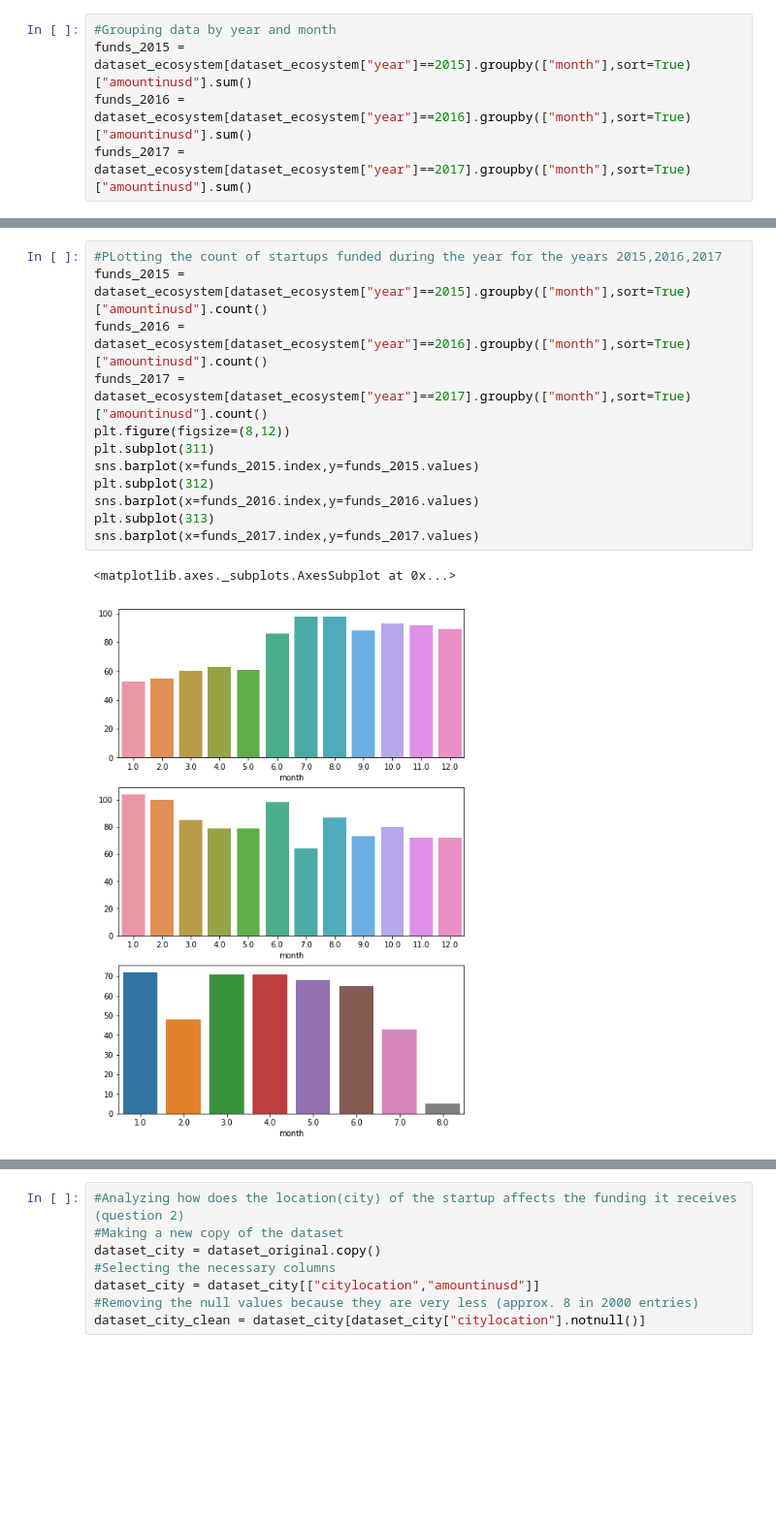
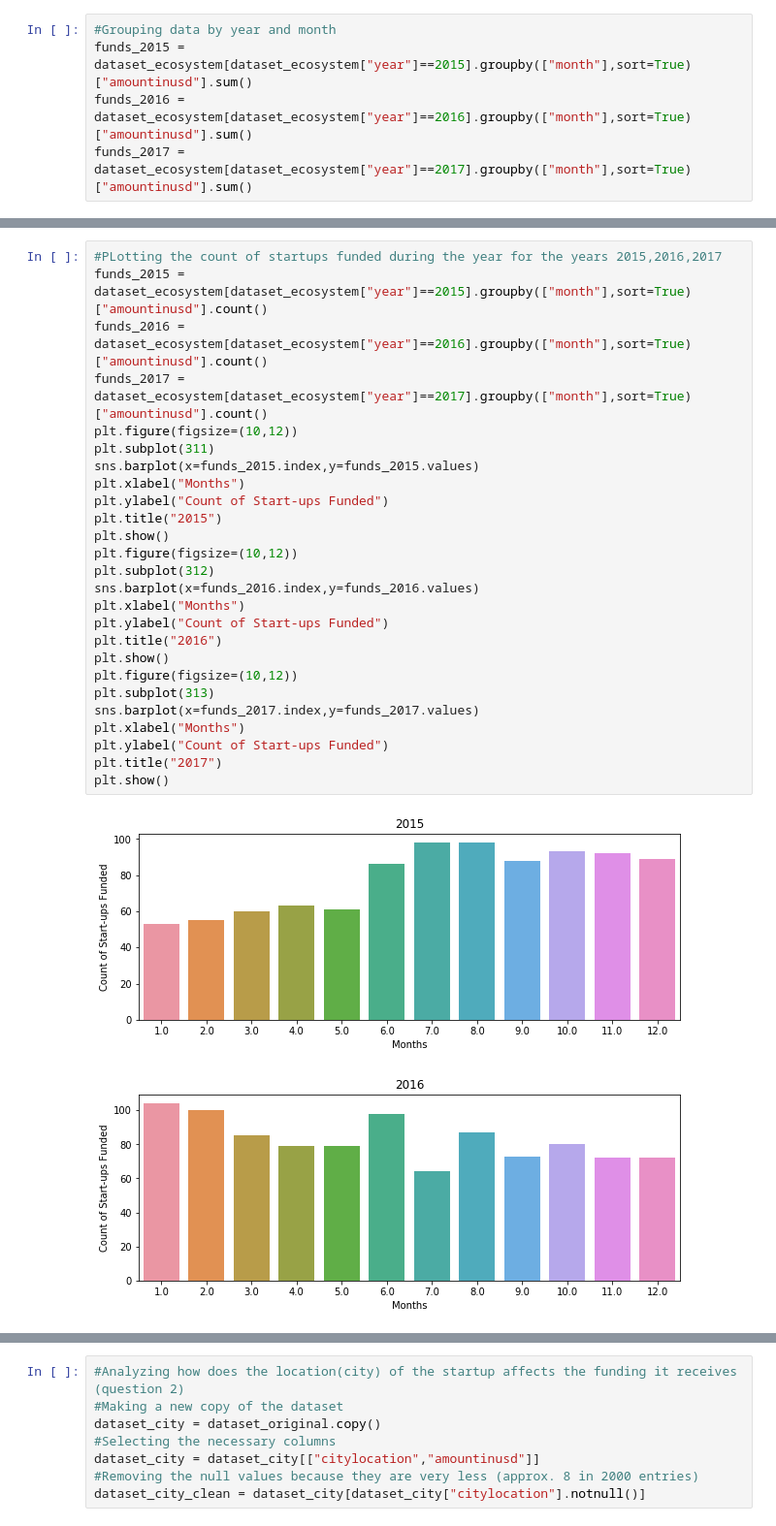
Before and after one commit to rushabh-mehta/GA-Hackathon1, a Jupyter notebook: data_visualization_hackathon.ipynb, the cells around one changed output, grey strips where cells are left out. Shown at 97% size. Cells and saved outputs as stored; diff of their text form; blank space fills up the shorter version.

Commit message:
added labels for first two graphs

```diff
--- a/data_visualization_hackathon.ipynb
+++ b/data_visualization_hackathon.ipynb
@@ -75,15 +80,29 @@ plt.plot(funds_2017.index,funds_2017.values)
 # %%
 #PLotting the count of startups funded during the year for the years 2015,2016,2017
 funds_2015 = dataset_ecosystem[dataset_ecosystem["year"]==2015].groupby(["month"],sort=True)["amountinusd"].count()
 funds_2016 = dataset_ecosystem[dataset_ecosystem["year"]==2016].groupby(["month"],sort=True)["amountinusd"].count()
 funds_2017 = dataset_ecosystem[dataset_ecosystem["year"]==2017].groupby(["month"],sort=True)["amountinusd"].count()
-plt.figure(figsize=(8,12))
+plt.figure(figsize=(10,12))
 plt.subplot(311)
 sns.barplot(x=funds_2015.index,y=funds_2015.values)
+plt.xlabel("Months")
+plt.ylabel("Count of Start-ups Funded")
+plt.title("2015")
+plt.show()
+plt.figure(figsize=(10,12))
 plt.subplot(312)
 sns.barplot(x=funds_2016.index,y=funds_2016.values)
+plt.xlabel("Months")
+plt.ylabel("Count of Start-ups Funded")
+plt.title("2016")
+plt.show()
+plt.figure(figsize=(10,12))
 plt.subplot(313)
 sns.barplot(x=funds_2017.index,y=funds_2017.values)
+plt.xlabel("Months")
+plt.ylabel("Count of Start-ups Funded")
+plt.title("2017")
+plt.show()
 # %% [output]
-<matplotlib.axes._subplots.AxesSubplot at 0x...>
-[figure, old version]
+[figure, new version]
+[figure, added]
```
Also changed, not shown: parts of 5 cells of this notebook.
